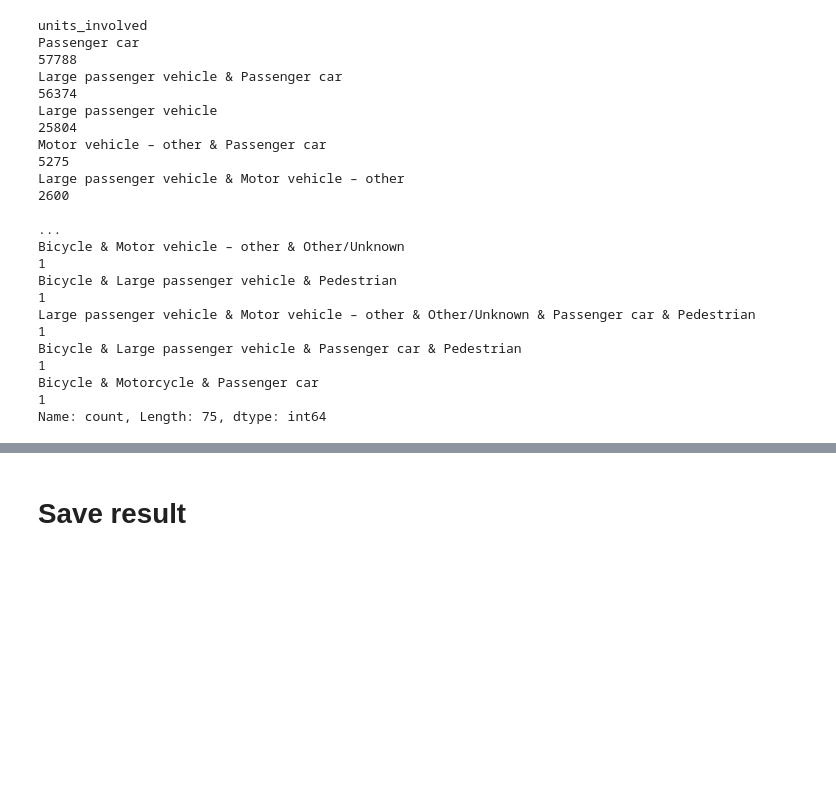
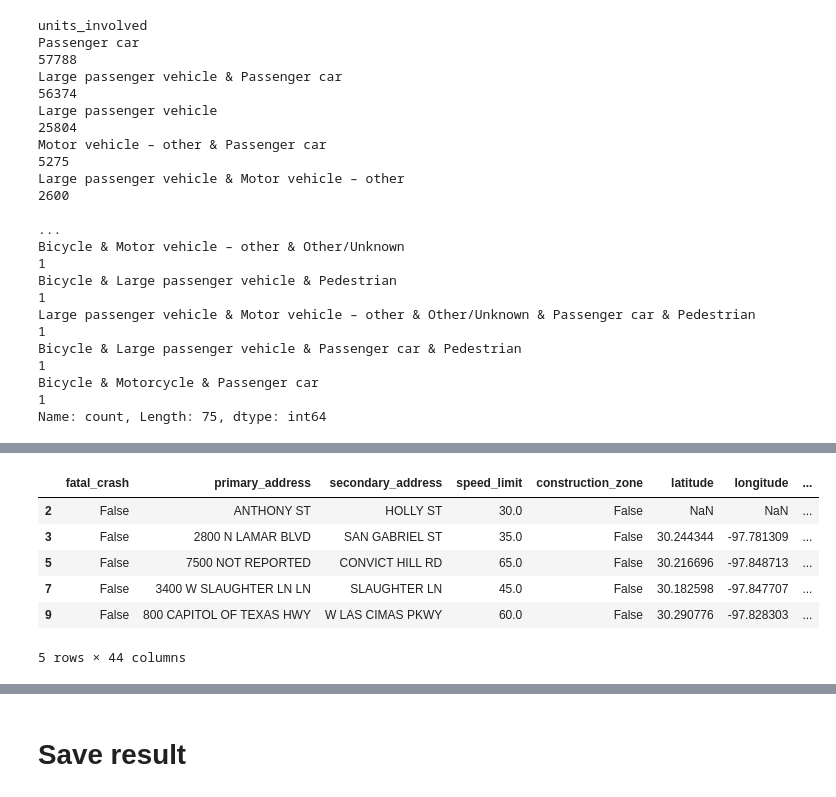
Before and after one commit to lukfd/city-of-austin-car-crash-ml-study, a Jupyter notebook: src/cleaning.ipynb, the cells around one changed output, grey strips where cells are left out. Cells and saved outputs as stored; diff of their text form; code cells hidden in the pictures; blank space fills up the shorter version.

```diff
--- a/src/cleaning.ipynb
+++ b/src/cleaning.ipynb
@@ -324,0 +422,10 @@ Name: count, Length: 75, dtype: int64
+# %%
+display(df.head())
+# %% [output]
+|  | fatal_crash | primary_address | secondary_address | speed_limit | construction_zone | latitude | longitude | ... |
+| 2 | False | ANTHONY ST | HOLLY ST | 30.0 | False | NaN | NaN | ... |
+| 3 | False | 2800 N LAMAR BLVD | SAN GABRIEL ST | 35.0 | False | 30.244344 | -97.781309 | ... |
+| 5 | False | 7500 NOT REPORTED | CONVICT HILL RD | 65.0 | False | 30.216696 | -97.848713 | ... |
+| 7 | False | 3400 W SLAUGHTER LN LN | SLAUGHTER LN | 45.0 | False | 30.182598 | -97.847707 | ... |
+| 9 | False | 800 CAPITOL OF TEXAS HWY | W LAS CIMAS PKWY | 60.0 | False | 30.290776 | -97.828303 | ... |
+5 rows × 44 columns
```
Also changed, not shown: parts of 15 cells of this notebook, 3 other files.
